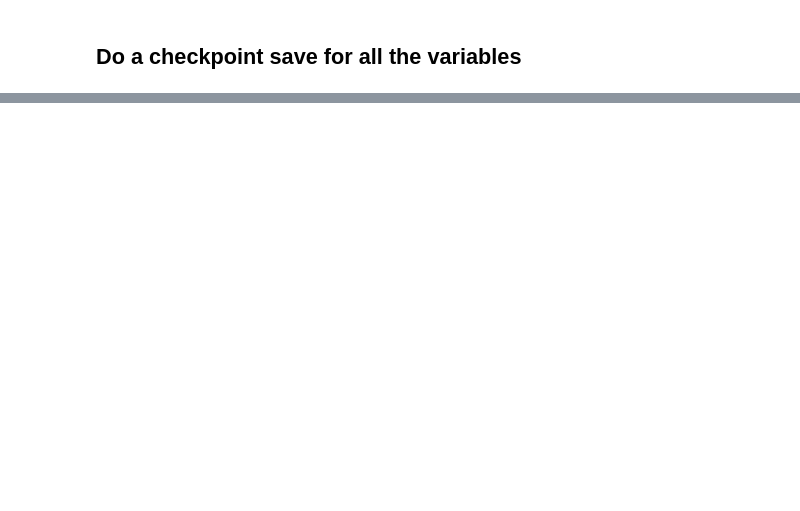
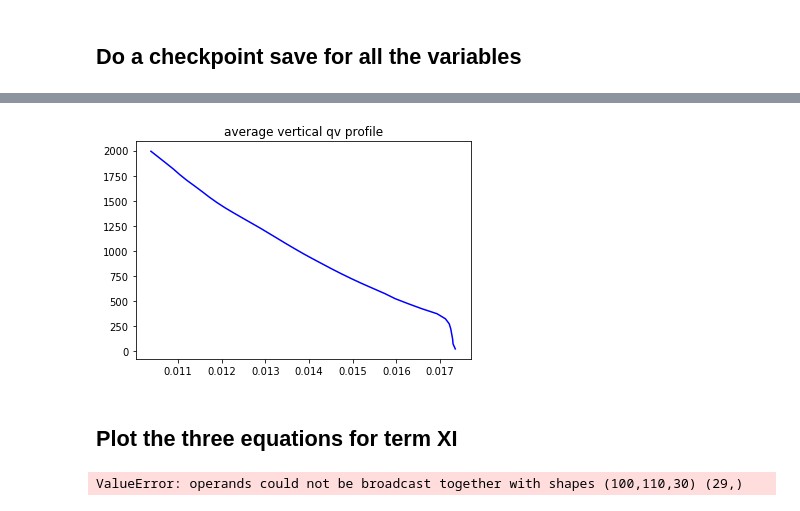
Before and after one commit to rsteinhart/a500_notebooks, a Jupyter notebook: notebooks/save_trop.ipynb, the cells around one changed output, grey strips where cells are left out. Drawn from its saved outputs; the diff is of its cells as text; code cells hidden in the pictures; blank space fills up the shorter version.

```diff
--- a/notebooks/save_trop.ipynb
+++ b/notebooks/save_trop.ipynb
@@ -271,0 +415,32 @@ a=np.load(the_file)
+# %%
+fig, ax = plt.subplots(1,1)
+ax.plot('qv_avg','z','b-',data=keep_dict)
+ax.set_title('average vertical qv profile');
+# %% [output]
+[figure, added]
+# %% [markdown]
+## Plot the three equations for term XI
+# %%
+def calc_middle(vector):
+    middle = (vector[1:] + vector[:-1])/2.
+    return middle
+
+def do_xi(keep_dict,hit):
+    qv=keep_dict['qv_avg'][hit]
+    z=keep_dict['z'][hit]
+    qvavg_grad = np.diff(qv)/np.diff(qv)
+    wperturb = keep_dict['w_pert'][hit,:,:]
+    uperturb = keep_dict['u_pert'][hit,:,:]
+    vperturb = keep_dict['v_pert'][hit,:,:]
+    w_flux = (wperturb.T*wperturb.T*qvavg_grad).mean(axis=(1,2))
+    u_flux = (uperturb.T*wperturb.T*qvavg_grad).mean(axis=(1,2))
+    v_flux = (vperturb.T*wperturb.T*qvavg_grad).mean(axis=(1,2))
+    return w_flux, v_flux, u_flux
+
+hit = keep_dict['z']< 1500
+w_flux, v_vlux, uflux = do_xi(keep_dict,hit)
+z_coord = calc_middle(keep_dict['z'][hit])
+fig,ax = plt.subplots(1,1,figsize=(10,10))
+ax.plot(w_flux,z_coord)
+# %% [output]
+ValueError: operands could not be broadcast together with shapes (100,110,30) (29,)
```
Also changed, not shown: parts of 17 cells of this notebook, 3 other files.
